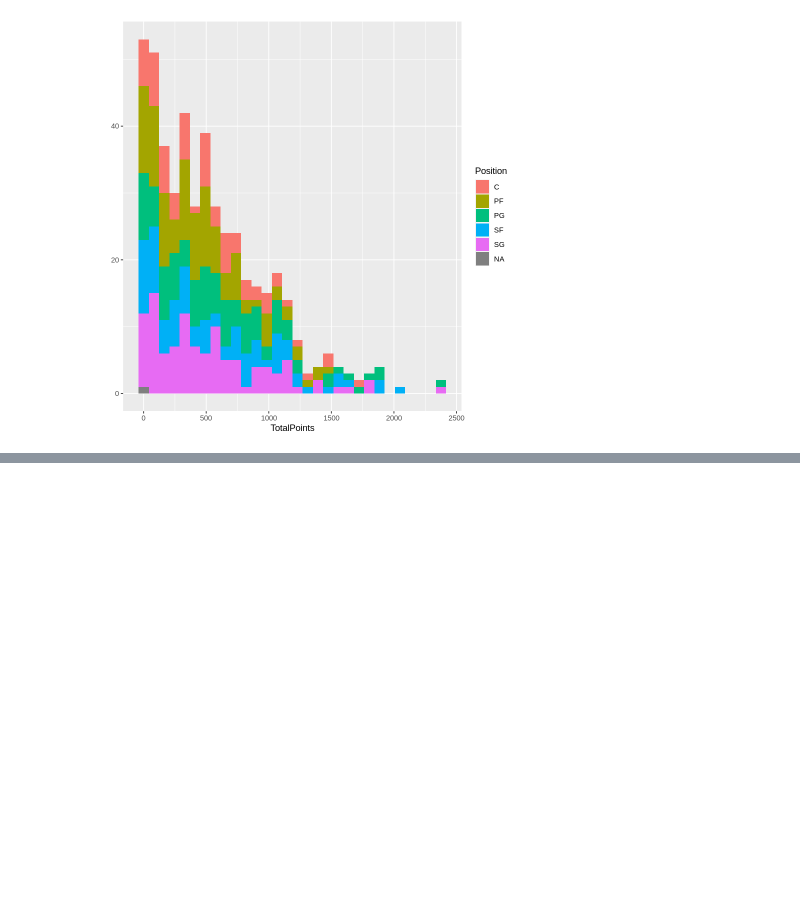
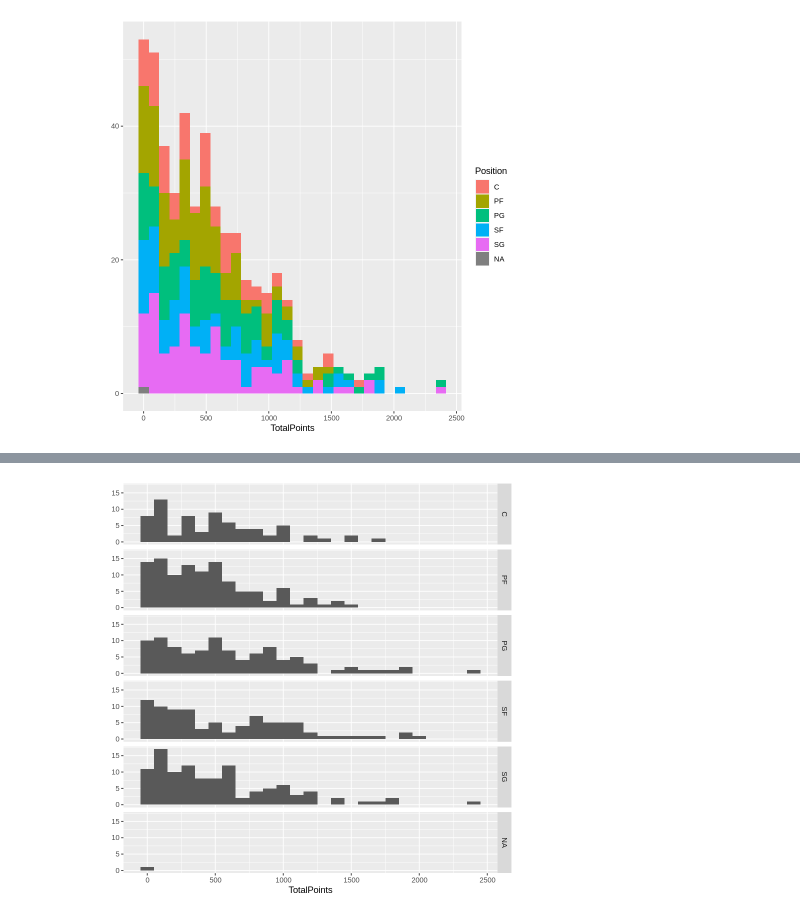
Before and after one commit to chenyanhui0924/bigdata, a Jupyter notebook: 1022.ipynb, the cells around one changed output, grey strips where cells are left out. Cells and saved outputs as stored; diff of their text form; code cells hidden in the pictures; blank space fills up the shorter version.

```diff
--- a/1022.ipynb
+++ b/1022.ipynb
@@ -62,0 +80,5 @@ qplot(TotalPoints, data=NBA1516, fill=Position)
+# %%
+qplot( TotalPoints, data = NBA1516,
+    facets = Position ~.,binwidth =100) #橫向/每100分一組
+# %% [output]
+[figure, added]
```
Also changed, not shown: parts of 6 cells of this notebook.
